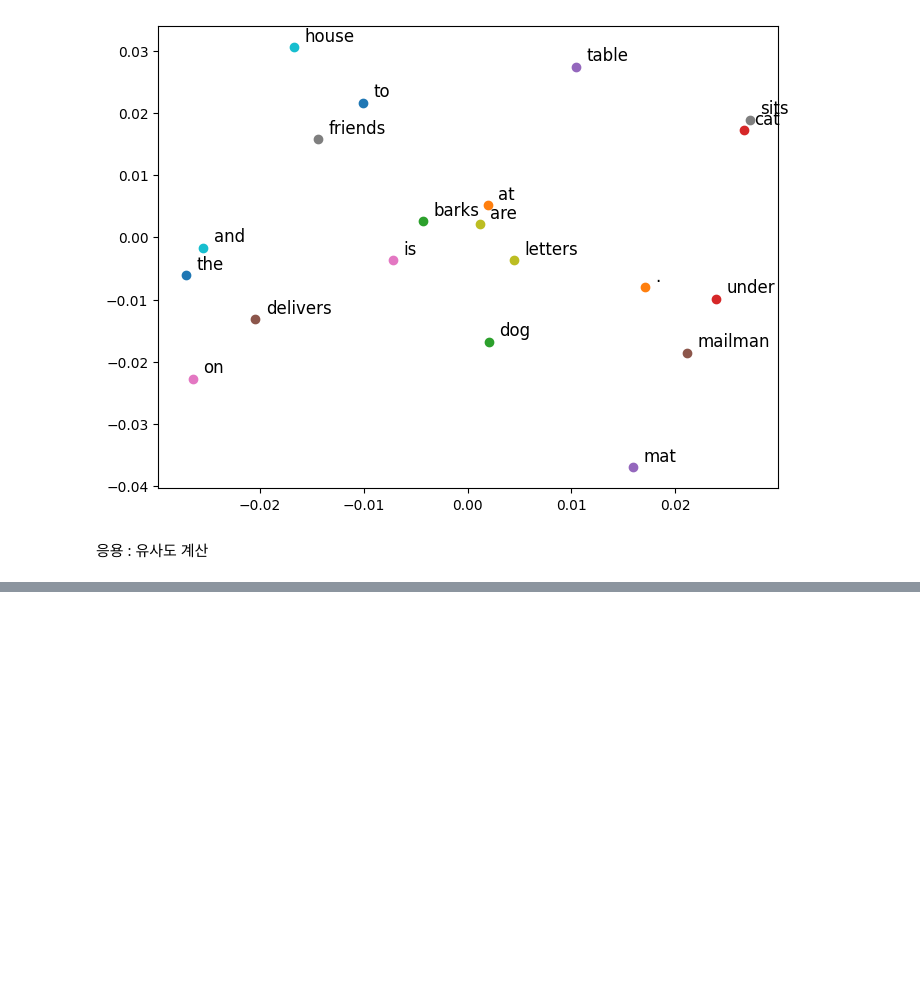
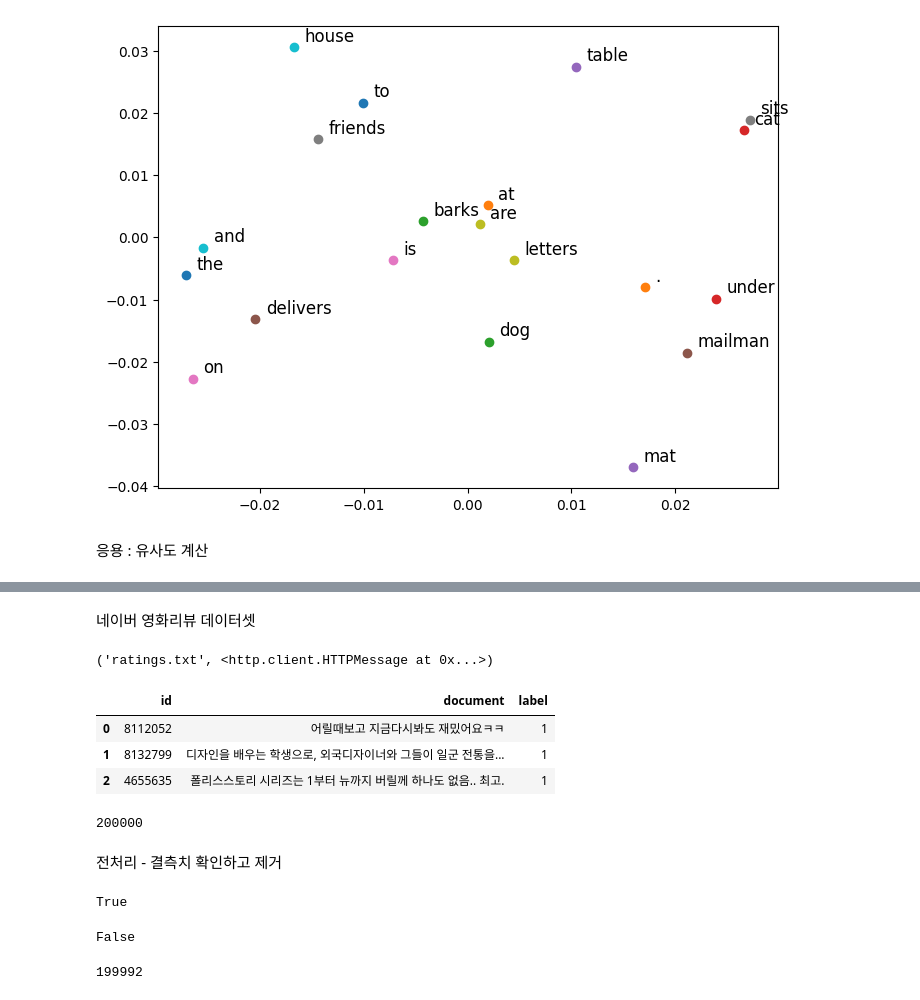
Before and after one commit to leekyuyoung-ai/AI, a Jupyter notebook: 4_2단어표현과_임베딩.ipynb, the cells around one changed output, grey strips where cells are left out. Saved outputs shown, nothing was run; the diff lists cells and outputs as text; code cells hidden in the pictures; blank space fills up the shorter version.

```diff
--- a/4_2단어표현과_임베딩.ipynb
+++ b/4_2단어표현과_임베딩.ipynb
@@ -197,0 +320,35 @@ df
+# %% [markdown]
+네이버 영화리뷰 데이터셋
+# %%
+urllib.request.urlretrieve("https://raw.githubusercontent.com/e9t/nsmc/master/ratings.txt", filename="ratings.txt")
+# %% [output]
+('ratings.txt', <http.client.HTTPMessage at 0x...>)
+# %%
+train_data = pd.read_table('ratings.txt')
+train_data[:3]
+# %% [output]
+|  | id | document | label |
+| 0 | 8112052 | 어릴때보고 지금다시봐도 재밌어요ㅋㅋ | 1 |
+| 1 | 8132799 | 디자인을 배우는 학생으로, 외국디자이너와 그들이 일군 전통을... | 1 |
+| 2 | 4655635 | 폴리스스토리 시리즈는 1부터 뉴까지 버릴께 하나도 없음.. 최고. | 1 |
+# %%
+len(train_data)
+# %% [output]
+200000
+# %% [markdown]
+전처리 - 결측치 확인하고 제거
+# %%
+# 결측치 존재유무
+train_data.isnull().values.any()
+# %% [output]
+True
+# %%
+# 결측치가있는 행을 제거한후 다시 확인
+train_data = train_data.dropna(how='any')
+train_data.isnull().values.any()
+# %% [output]
+False
+# %%
+len(train_data)
+# %% [output]
+199992
```
Also changed, not shown: parts of 22 cells of this notebook, 1 other file.
